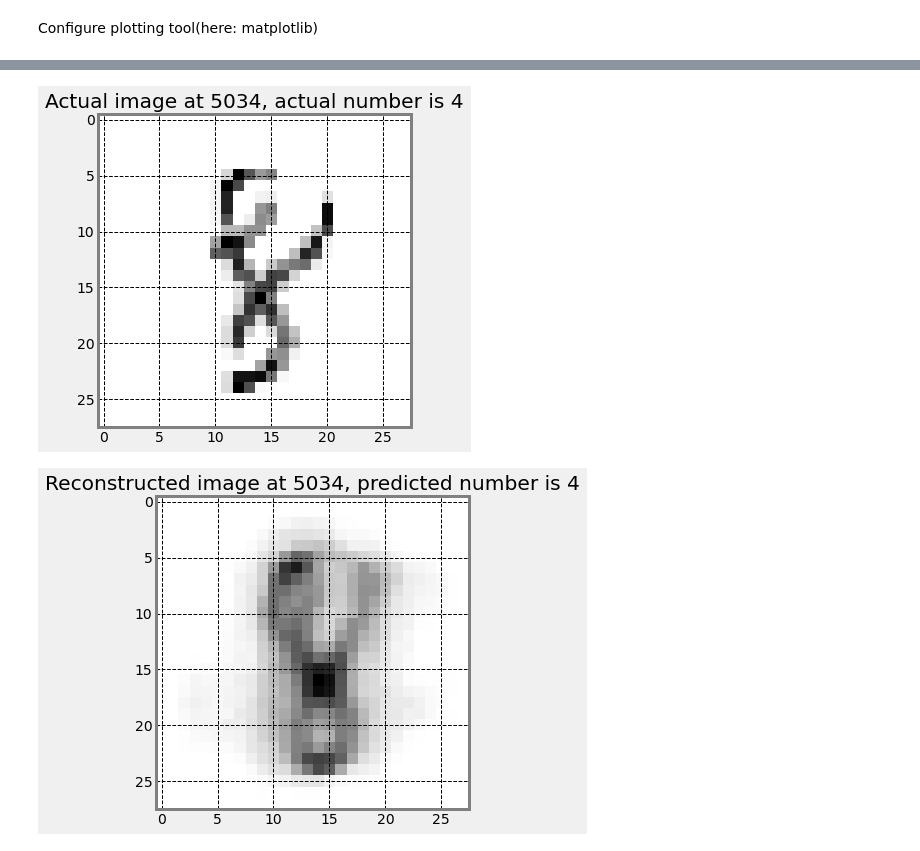
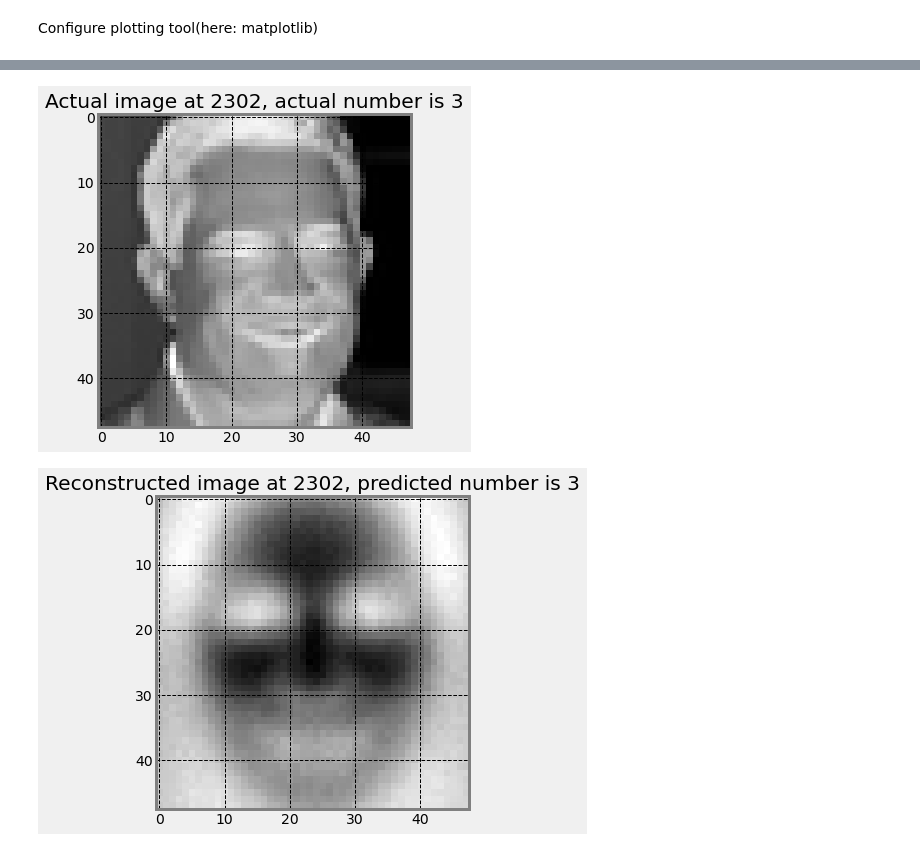
Before and after one commit to Utkarsh87/capsule-networks, a Jupyter notebook: fer2013/CapsNet_FER2013v1.0.2.ipynb, the cells around one changed output, grey strips where cells are left out. Cells and saved outputs as stored; diff of their text form; code cells hidden in the pictures.

```diff
--- a/fer2013/CapsNet_FER2013v1.0.2.ipynb
+++ b/fer2013/CapsNet_FER2013v1.0.2.ipynb
@@ -256,7 +234,6 @@ def PrimaryCap(inputs, dim_vector, n_channels, kernel_size, strides, padding):
     :return: output tensor, shape=[None, num_capsule, dim_vector]
     """
     output = layers.Conv2D(filters=dim_vector*n_channels, kernel_size=kernel_size, strides=strides, padding=padding)(inputs)
-    output = layers.BatchNormalization()(output)
     outputs = layers.Reshape(target_shape=[-1, dim_vector])(output)
     return layers.Lambda(squash)(outputs)
 # %% [markdown]
@@ -382 +356,8 @@ PublicTest      3589
 Name: Usage, dtype: int64
+# %%
+# HETH
+#split data into training, validation and test set
+data_train = data[data['Usage']=='Training'].copy()
+data_val   = data[data['Usage']=='PublicTest'].copy()
+data_test  = data[data['Usage']=='PrivateTest'].copy()
+print("train shape: {}, \nvalidation shape: {}, \ntest shape: {}".format(data_train.shape, data_val.shape, data_test.shape))
@@ -386,3 +372,16 @@ width = 48
 height = 48
 emotion_labels = ["Angry", "Disgust", "Fear", "Happy", "Sad", "Surprise", "Neutral"]
 classes=np.array(("Angry", "Disgust", "Fear", "Happy", "Sad", "Surprise", "Neutral"))
+# %%
+# HETH
+def CRNO(df, dataName):
+    df['pixels'] = df['pixels'].apply(lambda pixel_sequence: [int(pixel) for pixel in pixel_sequence.split()])
+    data_X = np.array(df['pixels'].tolist(), dtype='float32').reshape(-1,width, height,1)/255.0
+    data_Y = to_categorical(df['emotion'], num_classes)
+    print(dataName, "_X shape: {}, ", dataName, "_Y shape: {}".format(data_X.shape, data_Y.shape))
+    return data_X, data_Y
+
+
+x_train, y_train = CRNO(data_train, "train") #training data
+x_val, y_val = CRNO(data_val, "val") #validation data
+x_test, y_test = CRNO(data_test, "test") #test data
@@ -506,6 +537,6 @@ Epoch 00010: val_loss did not improve from 0.35421
 Trained model saved to 'trained_model.h5'
 <keras.engine.training.Model at 0x...>
 # %%
-y_pred = model.predict(x_test, batch_size=batch_size)
+y_pred, x_recon = model.predict([x_test, y_test], batch_size=batch_size)
 print('Test acc:', np.sum(np.argmax(y_pred, 1) == np.argmax(y_test, 1))/y_test.shape[0])
 # %% [output]
@@ -601,12 +632,12 @@ Text(0.5, 1.0, 'Training and Validation Loss')
 # %%
-# import random
-# index = random.randint(1, 10000)
-# plt.imshow(x_test[index].reshape(28, 28), cmap=plt.cm.binary)
-# plt.title(f'Actual image at {index}, actual number is {np.argmax(y_test[index])}')
-# plt.show()
-# plt.imshow(x_recon[index].reshape(28, 28), cmap=plt.cm.binary)
-# plt.title(f'Reconstructed image at {index}, predicted number is {np.argmax(y_pred[index])}')
-# plt.show()
+import random
+index = random.randint(1, 3000)
+plt.imshow(x_test[index].reshape(height, width), cmap=plt.cm.binary)
+plt.title(f'Actual image at {index}, actual number is {np.argmax(y_test[index])}')
+plt.show()
+plt.imshow(x_recon[index].reshape(height, width), cmap=plt.cm.binary)
+plt.title(f'Reconstructed image at {index}, predicted number is {np.argmax(y_pred[index])}')
+plt.show()
 # %% [output]
-[figure, old version]
+[figure, new version]
-[figure, old version]
+[figure, new version]
```
Also changed, not shown: parts of 24 cells of this notebook.
